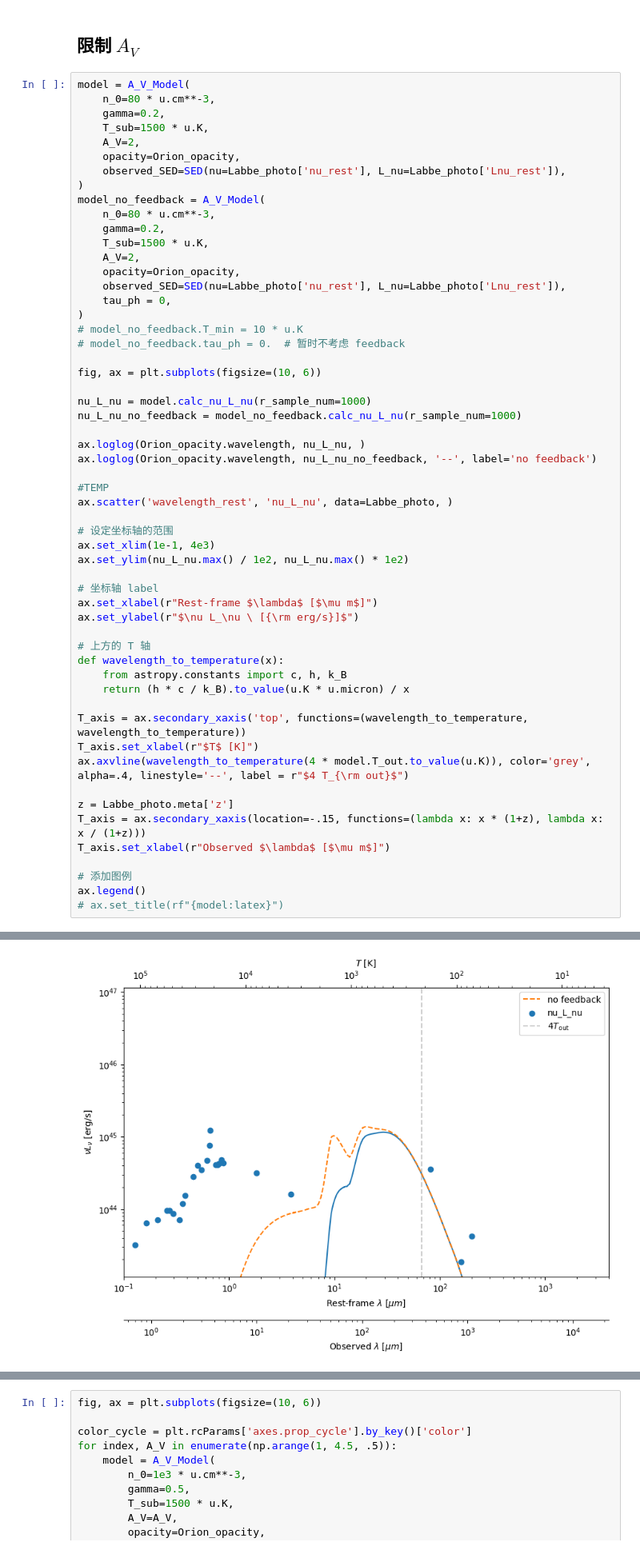
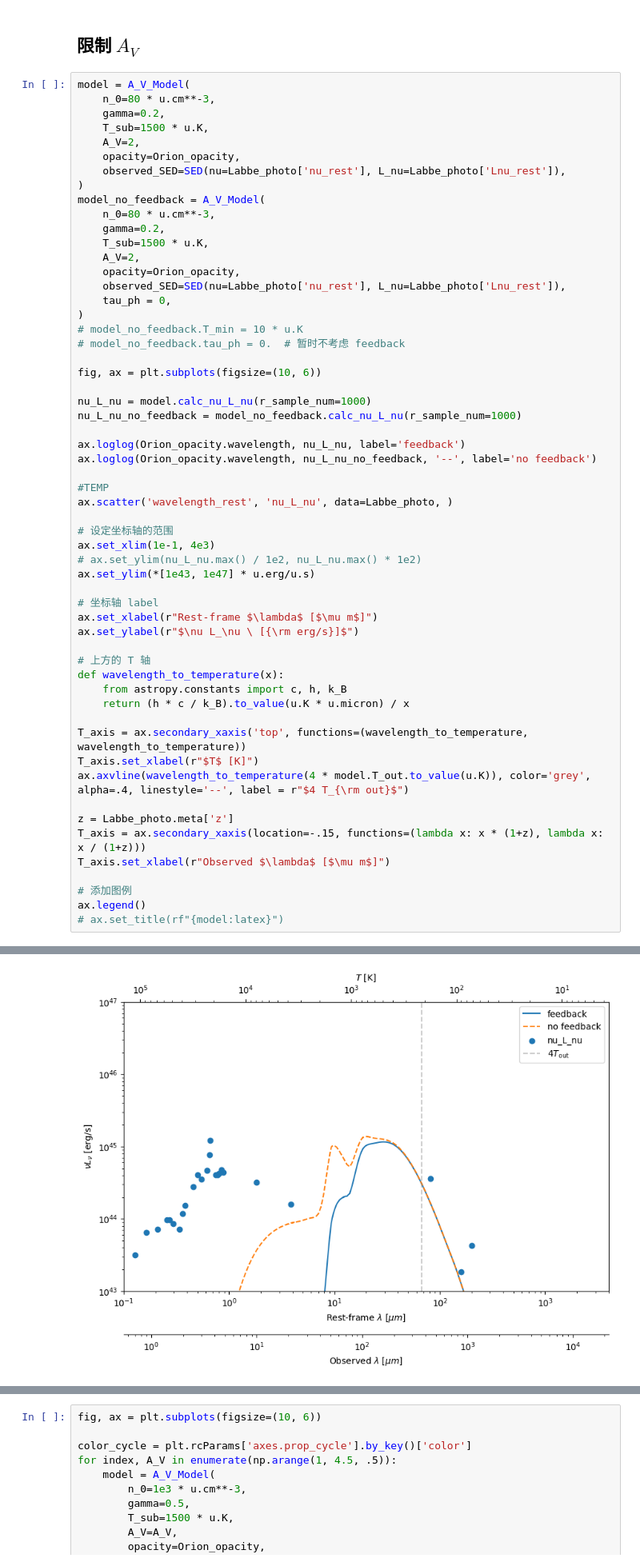
Before and after one commit to c-kj/LRD_dust_modeling, a Jupyter notebook: notebooks/A_V_constraint.ipynb, the cells around one changed output, grey strips where cells are left out. Shown at 80% size. Saved outputs shown, nothing was run; the diff lists cells and outputs as text.

```diff
--- a/notebooks/A_V_constraint.ipynb
+++ b/notebooks/A_V_constraint.ipynb
@@ -261,36 +261,37 @@ fig, ax = plt.subplots(figsize=(10, 6))
 nu_L_nu = model.calc_nu_L_nu(r_sample_num=1000)
 nu_L_nu_no_feedback = model_no_feedback.calc_nu_L_nu(r_sample_num=1000)
 
-ax.loglog(Orion_opacity.wavelength, nu_L_nu, )
+ax.loglog(Orion_opacity.wavelength, nu_L_nu, label='feedback')
 ax.loglog(Orion_opacity.wavelength, nu_L_nu_no_feedback, '--', label='no feedback')
 
 #TEMP
 ax.scatter('wavelength_rest', 'nu_L_nu', data=Labbe_photo, )
 
 # 设定坐标轴的范围
 ax.set_xlim(1e-1, 4e3)
-ax.set_ylim(nu_L_nu.max() / 1e2, nu_L_nu.max() * 1e2)
+# ax.set_ylim(nu_L_nu.max() / 1e2, nu_L_nu.max() * 1e2)
+ax.set_ylim(*[1e43, 1e47] * u.erg/u.s)
 
 # 坐标轴 label
 ax.set_xlabel(r"Rest-frame $\lambda$ [$\mu m$]")
 ax.set_ylabel(r"$\nu L_\nu \ [{\rm erg/s}]$")
 
 # 上方的 T 轴
 def wavelength_to_temperature(x):
     from astropy.constants import c, h, k_B
     return (h * c / k_B).to_value(u.K * u.micron) / x
 
 T_axis = ax.secondary_xaxis('top', functions=(wavelength_to_temperature, wavelength_to_temperature))
 T_axis.set_xlabel(r"$T$ [K]")
 ax.axvline(wavelength_to_temperature(4 * model.T_out.to_value(u.K)), color='grey', alpha=.4, linestyle='--', label = r"$4 T_{\rm out}$")
 
 z = Labbe_photo.meta['z']
 T_axis = ax.secondary_xaxis(location=-.15, functions=(lambda x: x * (1+z), lambda x: x / (1+z)))
 T_axis.set_xlabel(r"Observed $\lambda$ [$\mu m$]")
 
 # 添加图例
 ax.legend()
 # ax.set_title(rf"{model:latex}")
 # %% [output]
 <matplotlib.legend.Legend at 0x...>
-[figure, old version]
+[figure, new version]
```
Also changed, not shown: parts of 16 cells of this notebook, 4 other files.
